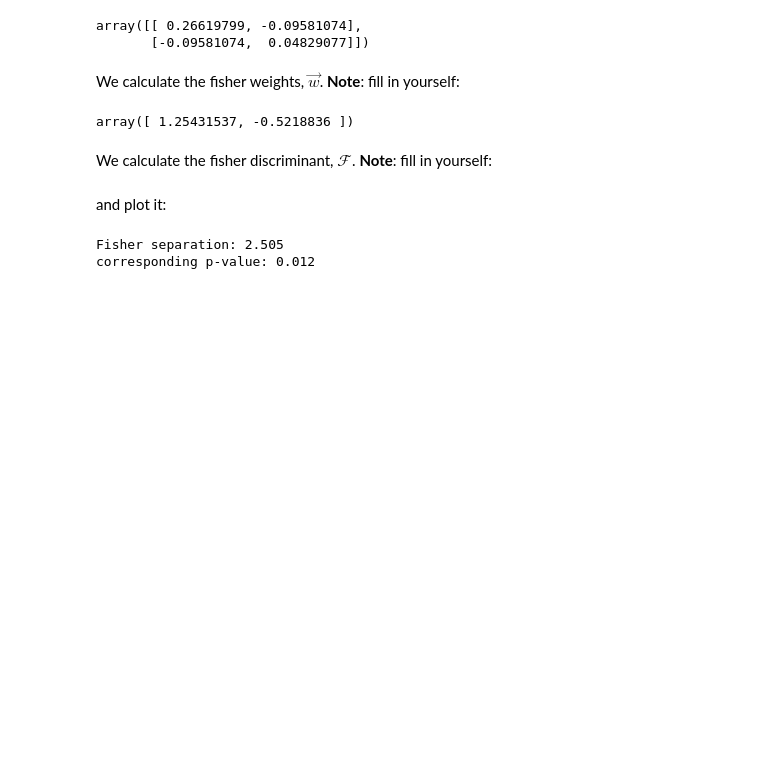
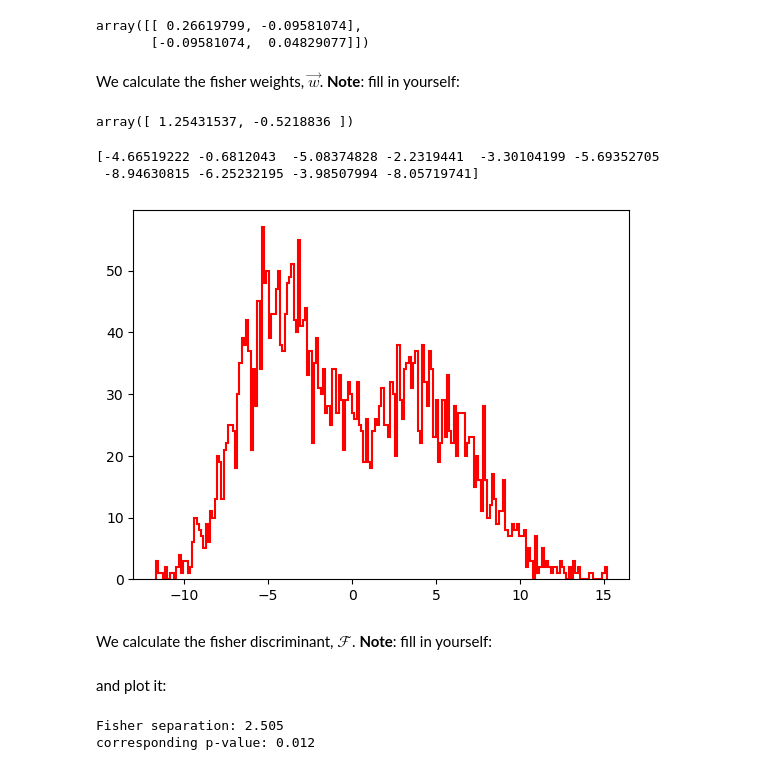
Before and after one commit to JonathanHKrebs/AppStat2022, a Jupyter notebook: Week6/FishersLinearDiscriminantAnalysis/2par_discriminant mine.ipynb, the cells around one changed output. Cells and saved outputs as stored; diff of their text form; code cells hidden in the pictures; blank space fills up the shorter version.

```diff
--- a/Week6/FishersLinearDiscriminantAnalysis/2par_discriminant mine.ipynb
+++ b/Week6/FishersLinearDiscriminantAnalysis/2par_discriminant mine.ipynb
@@ -176,6 +199,24 @@ wf = cov_sum_inv @ (mu_A - mu_B)
 wf
 # %% [output]
 array([ 1.25431537, -0.5218836 ])
+# %%
+def fisher(data_1, data_2, mu_1, mu_2, w_0 = 0):
+    from numpy.linalg import inv
+    cov_sum = np.cov(data_1, rowvar=False) + np.cov(data_2, rowvar=False)
+    w = inv(cov_sum) @ (mu_1 - mu_2)
+    return w @ data_1 + w_0, w @ data_2 + w_0
+# %%
+new_data = np.concatenate((spec_A, spec_B), axis=0)
+rot_data = fisher(new_data, mu_A, mu_B )
+print(rot_data[:10])
+# %% [output]
+[-4.66519222 -0.6812043  -5.08374828 -2.2319441  -3.30104199 -5.69352705
+ -8.94630815 -6.25232195 -3.98507994 -8.05719741]
+# %%
+#plot rot_data
+plt.hist(rot_data, 200, histtype='step', label='Species A', color='Red', lw=1.5);
+# %% [output]
+[figure, added]
 # %% [markdown]
 We calculate the fisher discriminant, $\mathcal{F}$. __Note__: fill in yourself:
 # %%
```
Also changed, not shown: parts of 5 cells of this notebook, 9 other files.
